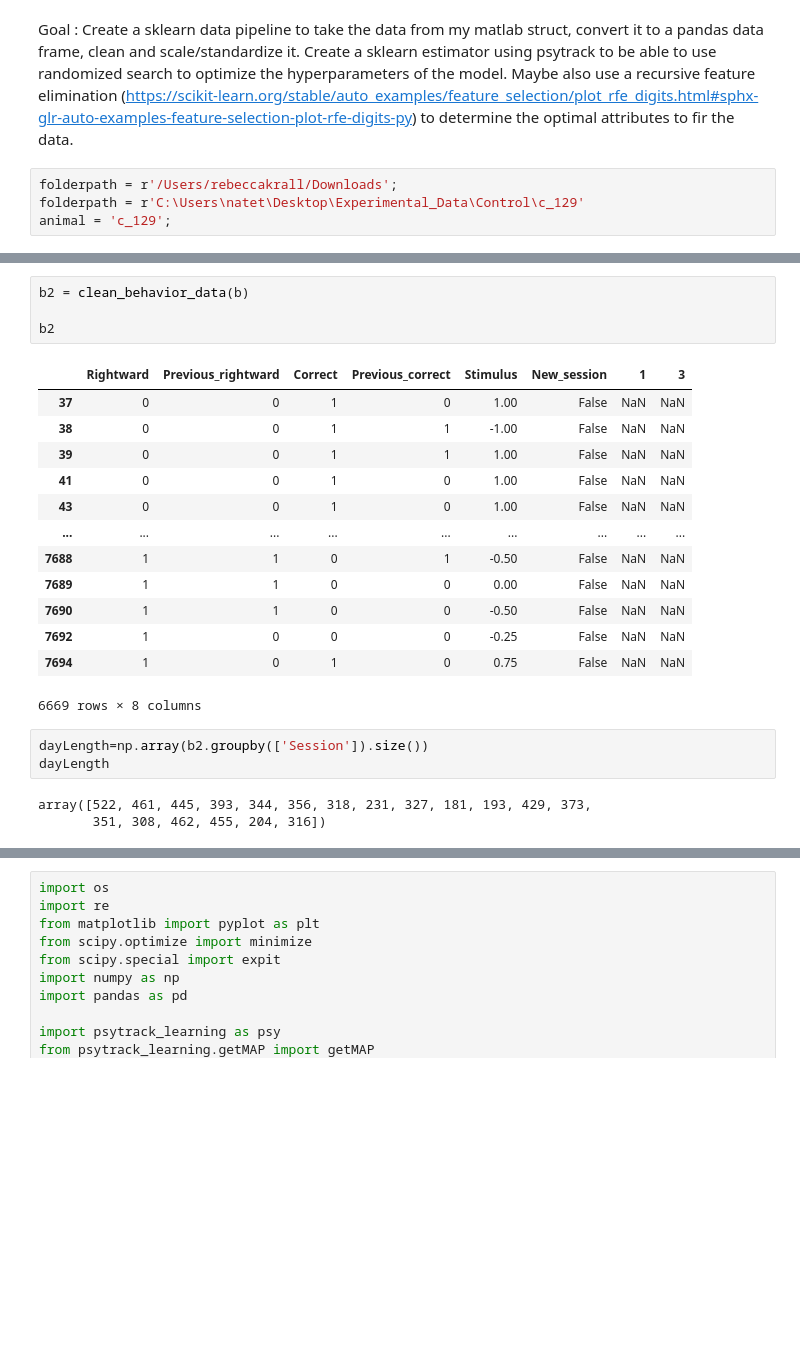
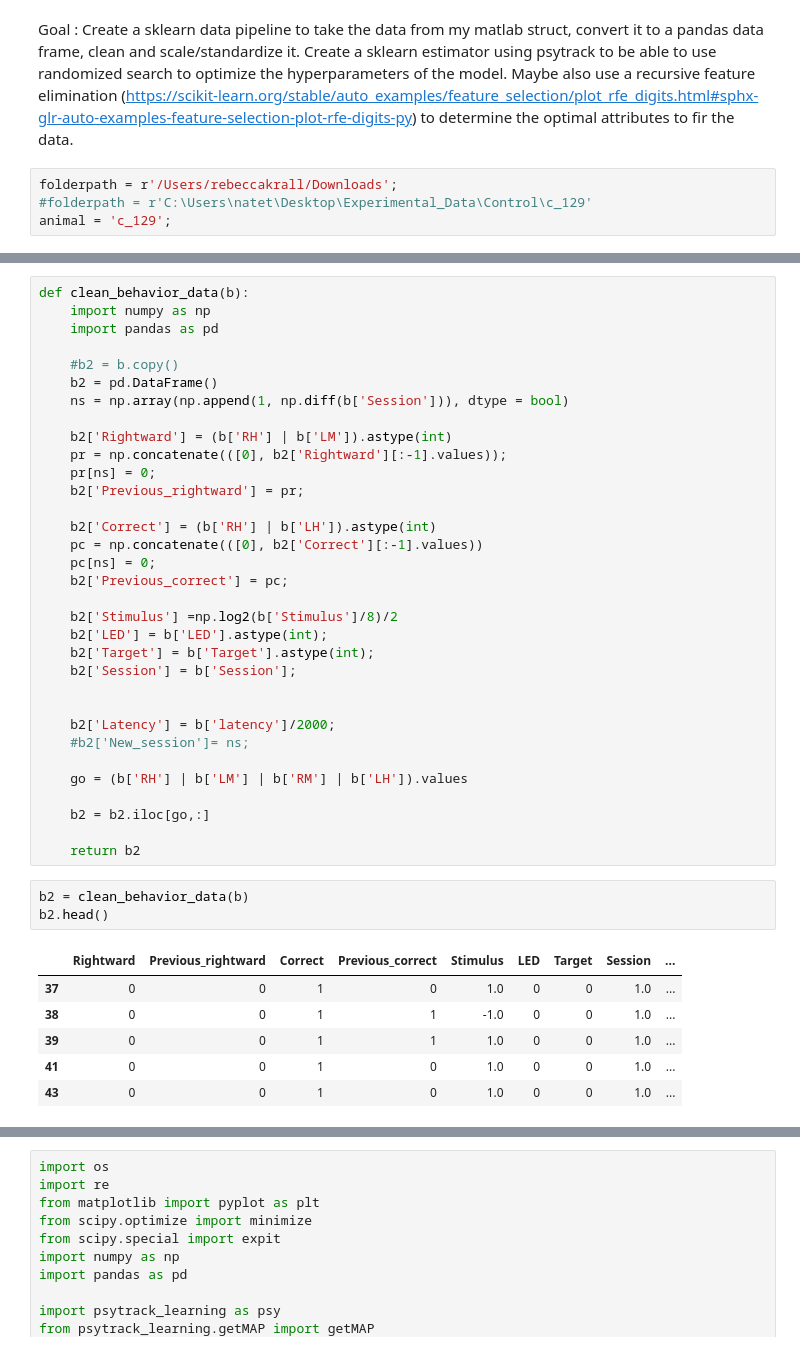
Before and after one commit to bkrall24/Learning_Strategies_Mouse_Behavior, a Jupyter notebook: psytrack_workflow.ipynb, the cells around one changed output, grey strips where cells are left out. Saved outputs shown, nothing was run; the diff lists cells and outputs as text; blank space fills up the shorter version.

```diff
--- a/psytrack_workflow.ipynb
+++ b/psytrack_workflow.ipynb
@@ -2,7 +2,7 @@
 Goal : Create a sklearn data pipeline to take the data from my matlab struct, convert it to a pandas data frame, clean and scale/standardize it. Create a sklearn estimator using psytrack to be able to use randomized search to optimize the hyperparameters of the model. Maybe also use a recursive feature elimination (https://scikit-learn.org/stable/auto_examples/feature_selection/plot_rfe_digits.html#sphx-glr-auto-examples-feature-selection-plot-rfe-digits-py) to determine the optimal attributes to fir the data.
 # %%
 folderpath = r'/Users/rebeccakrall/Downloads';
-folderpath = r'C:\Users\natet\Desktop\Experimental_Data\Control\c_129'
+#folderpath = r'C:\Users\natet\Desktop\Experimental_Data\Control\c_129'
 animal = 'c_129';
 # %%
 def mat_struct_2_pd(folderpath, file):
@@ -108,27 +79,46 @@ def clean_behavior_data(b):
+# %%
+def clean_behavior_data(b):
+    import numpy as np
+    import pandas as pd
+
+    #b2 = b.copy()
+    b2 = pd.DataFrame()
+    ns = np.array(np.append(1, np.diff(b['Session'])), dtype = bool)
+
+    b2['Rightward'] = (b['RH'] | b['LM']).astype(int)
+    pr = np.concatenate(([0], b2['Rightward'][:-1].values));
+    pr[ns] = 0;
+    b2['Previous_rightward'] = pr;
+
+    b2['Correct'] = (b['RH'] | b['LH']).astype(int)
+    pc = np.concatenate(([0], b2['Correct'][:-1].values))
+    pc[ns] = 0;
+    b2['Previous_correct'] = pc;
+
+    b2['Stimulus'] =np.log2(b['Stimulus']/8)/2
+    b2['LED'] = b['LED'].astype(int);
+    b2['Target'] = b['Target'].astype(int);
+    b2['Session'] = b['Session'];
+
+
+    b2['Latency'] = b['latency']/2000;
+    #b2['New_session']= ns;
+
+    go = (b['RH'] | b['LM'] | b['RM'] | b['LH']).values
+
+    b2 = b2.iloc[go,:]
+
+    return b2
 # %%
 b2 = clean_behavior_data(b)
-
-b2
+b2.head()
 # %% [output]
-|  | Rightward | Previous_rightward | Correct | Previous_correct | Stimulus | New_session | 1 | 3 |
-| 37 | 0 | 0 | 1 | 0 | 1.00 | False | NaN | NaN |
-| 38 | 0 | 0 | 1 | 1 | -1.00 | False | NaN | NaN |
-| 39 | 0 | 0 | 1 | 1 | 1.00 | False | NaN | NaN |
-| 41 | 0 | 0 | 1 | 0 | 1.00 | False | NaN | NaN |
-| 43 | 0 | 0 | 1 | 0 | 1.00 | False | NaN | NaN |
-| ... | ... | ... | ... | ... | ... | ... | ... | ... |
-| 7688 | 1 | 1 | 0 | 1 | -0.50 | False | NaN | NaN |
-| 7689 | 1 | 1 | 0 | 0 | 0.00 | False | NaN | NaN |
-| 7690 | 1 | 1 | 0 | 0 | -0.50 | False | NaN | NaN |
-| 7692 | 1 | 0 | 0 | 0 | -0.25 | False | NaN | NaN |
-| 7694 | 1 | 0 | 1 | 0 | 0.75 | False | NaN | NaN |
+|  | Rightward | Previous_rightward | Correct | Previous_correct | Stimulus | LED | Target | Session | ... |
+| 37 | 0 | 0 | 1 | 0 | 1.0 | 0 | 0 | 1.0 | ... |
+| 38 | 0 | 0 | 1 | 1 | -1.0 | 0 | 0 | 1.0 | ... |
+| 39 | 0 | 0 | 1 | 1 | 1.0 | 0 | 0 | 1.0 | ... |
+| 41 | 0 | 0 | 1 | 0 | 1.0 | 0 | 0 | 1.0 | ... |
+| 43 | 0 | 0 | 1 | 0 | 1.0 | 0 | 0 | 1.0 | ... |
-6669 rows × 8 columns
-# %%
-dayLength=np.array(b2.groupby(['Session']).size())
-dayLength
-# %% [output]
-array([522, 461, 445, 393, 344, 356, 318, 231, 327, 181, 193, 429, 373,
-       351, 308, 462, 455, 204, 316])
 # %%
 # stimulus
 # LED
```
Also changed, not shown: parts of 10 cells of this notebook.
